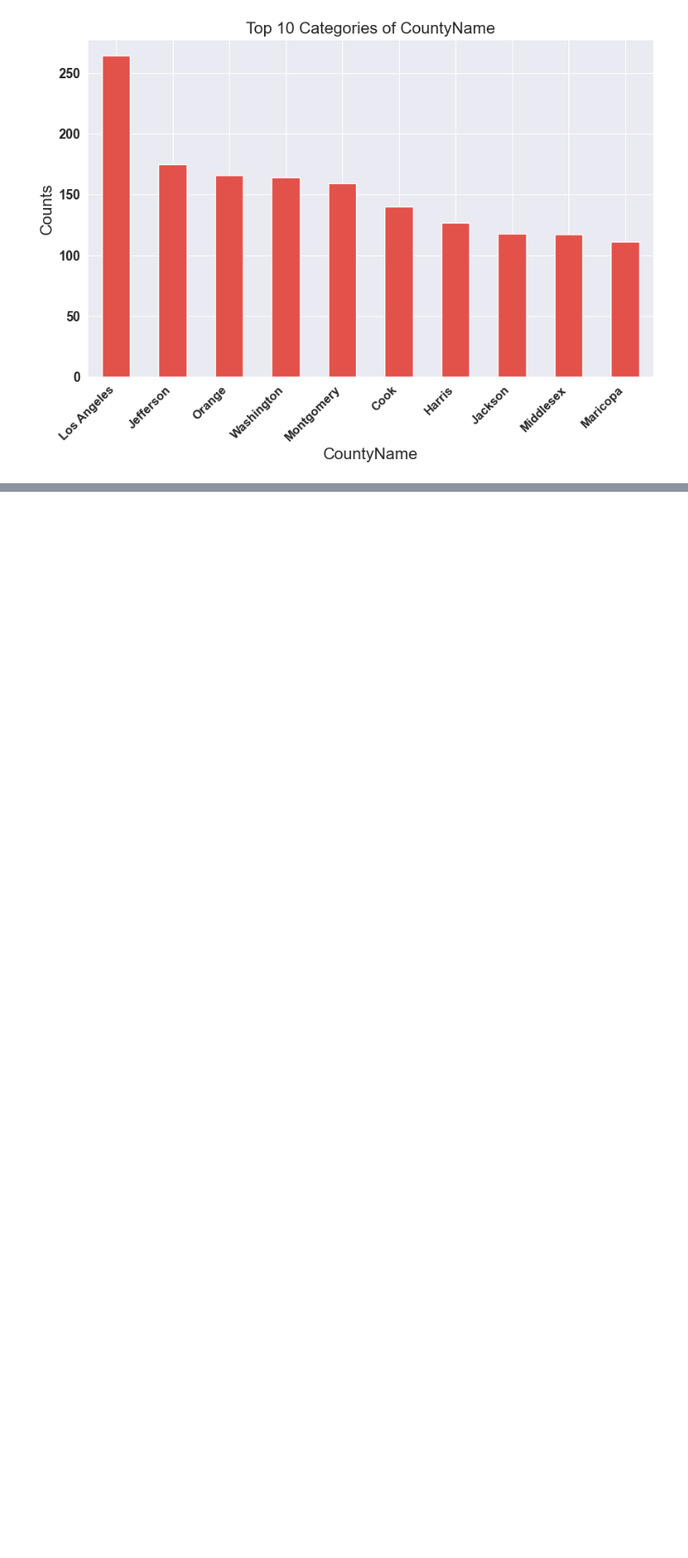
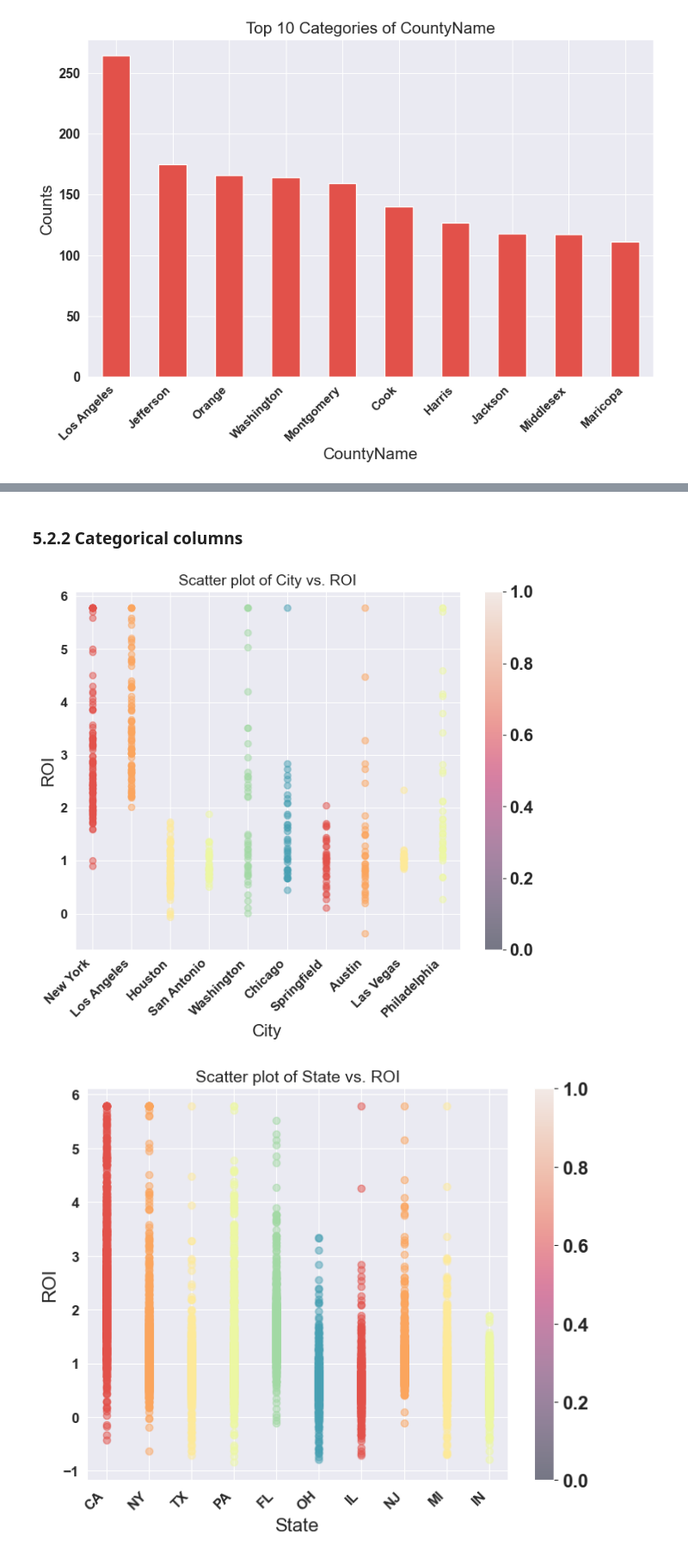
Before and after one commit to FionaNalianya/Forecasting-real-estate-prices, a Jupyter notebook: notebook.ipynb, the cells around one changed output, grey strips where cells are left out. Shown at 86% size. Cells and saved outputs as stored; diff of their text form; code cells hidden in the pictures; blank space fills up the shorter version.

```diff
--- a/notebook.ipynb
+++ b/notebook.ipynb
@@ -542,0 +568,29 @@ for column in categorical:
+# %% [markdown]
+### 5.2.2 Categorical columns
+# %%
+#Limit the number of categories to plot (e.g., top 10 categories by frequency)
+top_n_categories = 10
+
+for column in categorical:
+    # Get the top N categories by frequency
+    top_categories = eda_df[column].value_counts().head(top_n_categories).index
+
+    plt.figure(figsize=(8, 6))  # Adjust the figure size as needed
+
+    for category in top_categories:
+        # Create a scatter plot for each category
+        subset = eda_df[eda_df[column] == category]
+        plt.scatter(subset[column], subset['ROI'], label=category, alpha=0.5)
+
+    plt.title(f'Scatter plot of {column} vs. ROI', fontsize = 14)
+    plt.xlabel(column)
+    plt.ylabel('ROI')
+    plt.xticks(fontsize=12)
+    plt.yticks(fontsize=12)
+    plt.xticks(rotation=45, ha='right')
+
+    plt.colorbar()
+    plt.show()
+# %% [output]
+[figure, added]
+[figure, added]
```
Also changed, not shown: parts of 6 cells of this notebook.
